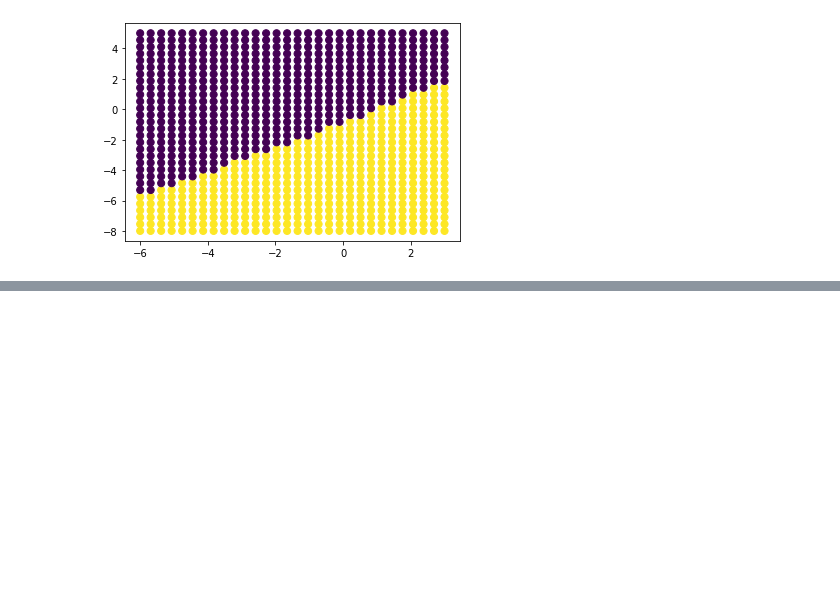
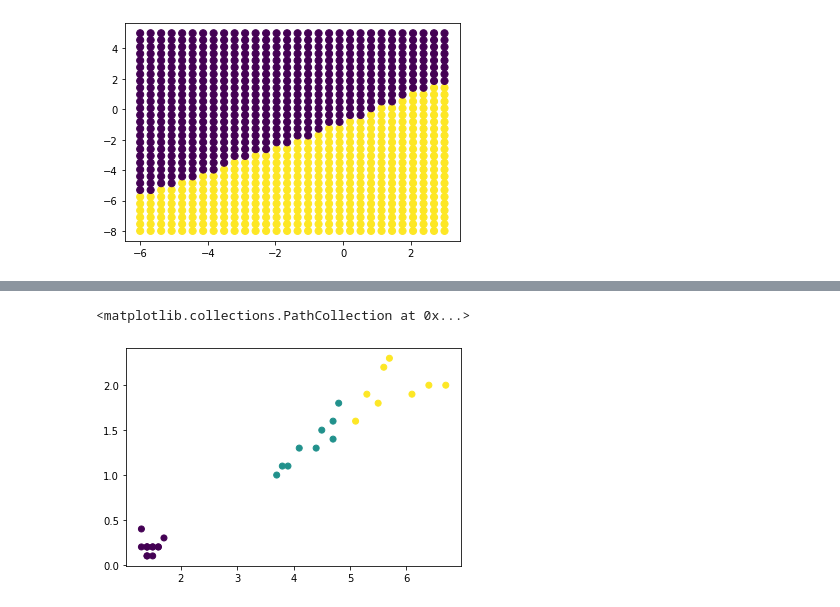
Before and after one commit to ychsu1004/homework, a Jupyter notebook: 人工智慧專論/Chap7.ipynb, the cells around one changed output, grey strips where cells are left out. Saved outputs shown, nothing was run; the diff lists cells and outputs as text; code cells hidden in the pictures; blank space fills up the shorter version.

```diff
--- a/人工智慧專論/Chap7.ipynb
+++ b/人工智慧專論/Chap7.ipynb
@@ -121,0 +241,5 @@ plt.scatter(X,Y,s=50,c=Z)
+# %%
+plt.scatter(x_test[:,0],x_test[:,1],c=y_predict)
+# %% [output]
+<matplotlib.collections.PathCollection at 0x...>
+[figure, added]
```
Also changed, not shown: parts of 22 cells of this notebook.
